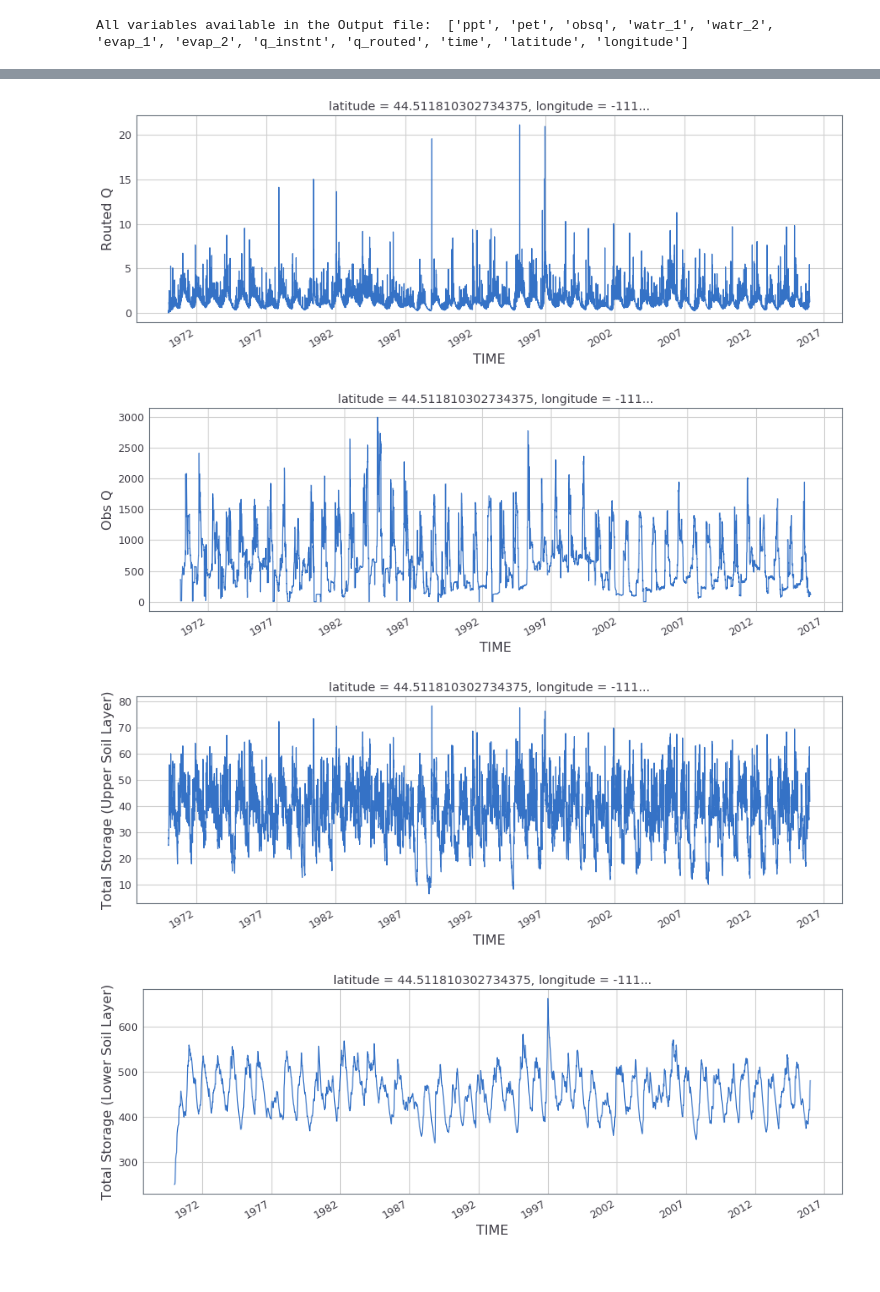
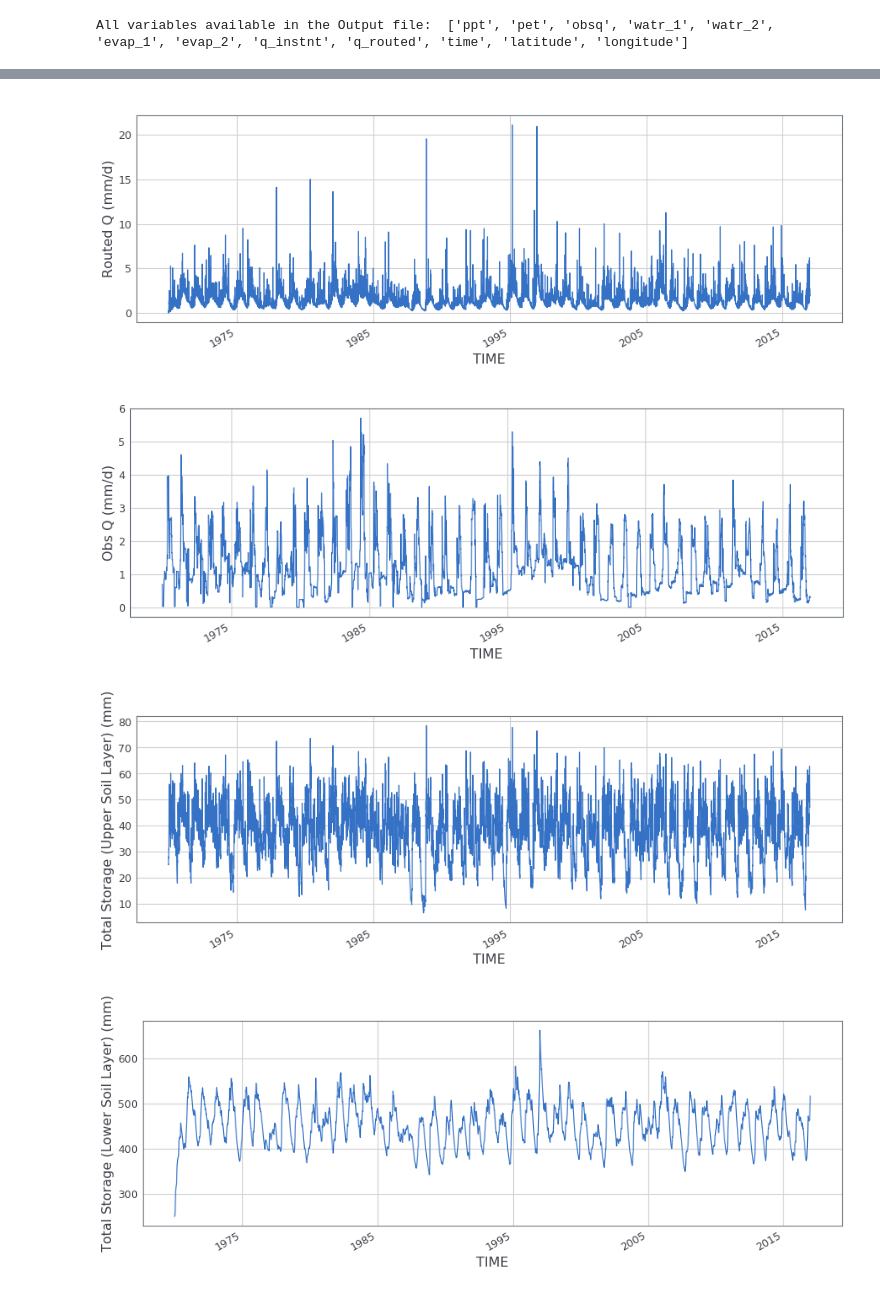
Before and after one commit to msaharia/aasi, a Jupyter notebook: plotFUSEoutput.ipynb, the cells around one changed output, grey strips where cells are left out. Cells and saved outputs as stored; diff of their text form; code cells hidden in the pictures.

Commit message:
Updated plotting notebook

```diff
--- a/plotFUSEoutput.ipynb
+++ b/plotFUSEoutput.ipynb
@@ -4,13 +4,17 @@ import matplotlib.pyplot as plt
 from jupyterthemes import jtplot
 
 jtplot.style(theme='grade3')
+# %%
+# User-Supplied
+file = '/glade/p/work/manab/ff/islandpark/output/001_001_runs_def.nc'   # Fuse output file
 # %%
-out = xr.open_dataset('/glade/p/work/manab/ff/islandpark/output/islandpark_001_runs_def.nc')
+out = xr.open_dataset(file)
 print("All variables available in the Output file: ", list(out.variables.keys()))
 
 def plotncvar(ncvar, xlabel, ylabel):
     plt.figure(figsize=(15, 5))
     out[ncvar].plot()
+    plt.title(' ')
     plt.ylabel(xlabel, fontsize = 16)
     plt.xlabel(ylabel, fontsize = 16)
     plt.show()
@@ -19,11 +25,11 @@ All variables available in the Output file:  ['ppt', 'pet', 'obsq', 'watr_1', 'w
 # %%
-plotncvar('ppt', 'Precipitation', 'TIME')
-plotncvar('pet', 'PET', 'TIME')
-plotncvar('q_instnt', 'Instant Q', 'TIME')
-plotncvar('q_routed', 'Routed Q', 'TIME')
-plotncvar('obsq', 'Obs Q', 'TIME')
-plotncvar('watr_1', 'Total Storage (Upper Soil Layer)', 'TIME')
-plotncvar('watr_2', 'Total Storage (Lower Soil Layer)', 'TIME')
-plotncvar('evap_1', 'Evaporation (Upper Soil Layer)', 'TIME')
-plotncvar('evap_2', 'Evaporation (Lower Soil Layer)', 'TIME')
+plotncvar('ppt', 'Precipitation (mm/d)', 'TIME')
+plotncvar('pet', 'PET (mm/d)', 'TIME')
+plotncvar('q_instnt', 'Instant Q (mm/d)', 'TIME')
+plotncvar('q_routed', 'Routed Q (mm/d)', 'TIME')
+plotncvar('obsq', 'Obs Q (mm/d)', 'TIME')
+plotncvar('watr_1', 'Total Storage (Upper Soil Layer) (mm)', 'TIME')
+plotncvar('watr_2', 'Total Storage (Lower Soil Layer) (mm)', 'TIME')
+plotncvar('evap_1', 'Evaporation (Upper Soil Layer) (mm)', 'TIME')
+plotncvar('evap_2', 'Evaporation (Lower Soil Layer) (mm)', 'TIME')
 # %% [output]
@@ -33,4 +39,4 @@ plotncvar('evap_2', 'Evaporation (Lower Soil Layer)', 'TIME')
-[figure, old version]
+[figure, new version]
-[figure, old version]
+[figure, new version]
-[figure, old version]
+[figure, new version]
-[figure, old version]
+[figure, new version]
```
Also changed, not shown: parts of 4 cells of this notebook.
